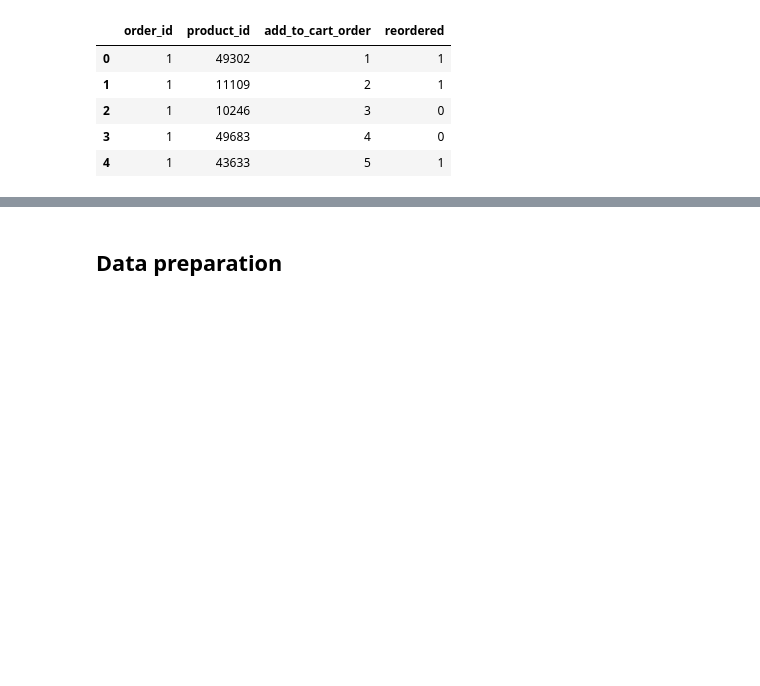
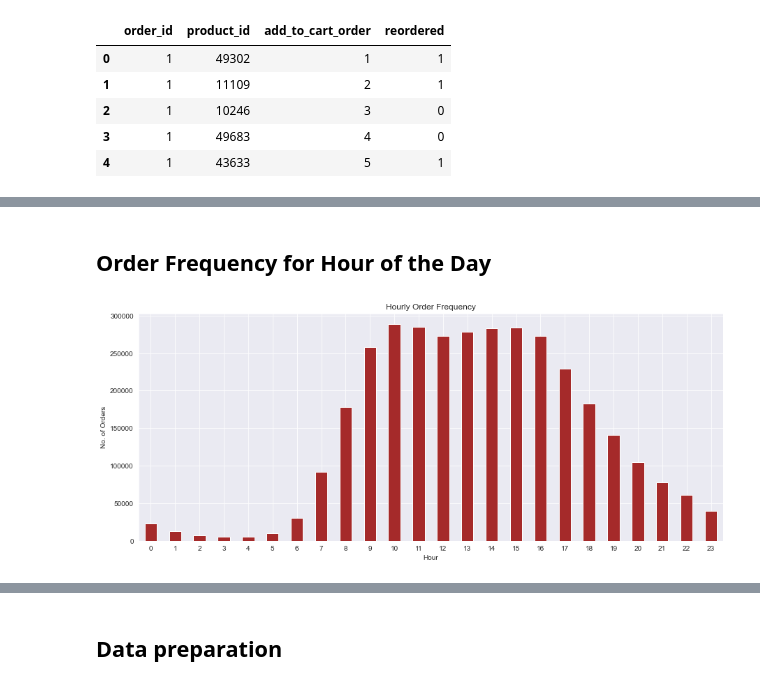
Before and after one commit to divmi/InstaCart, a Jupyter notebook: Exploratory Data Analysis.ipynb, the cells around one changed output, grey strips where cells are left out. Saved outputs shown, nothing was run; the diff lists cells and outputs as text; code cells hidden in the pictures; blank space fills up the shorter version.

```diff
--- a/Exploratory Data Analysis.ipynb
+++ b/Exploratory Data Analysis.ipynb
@@ -82,0 +130,13 @@ order_products_train.head()
+# %% [markdown]
+## Order Frequency for Hour of the Day
+# %%
+order_freq_hour = orders['order_hour_of_day'].value_counts().sort_index()
+fig = plt.figure(figsize=(15,6))
+order_freq_hour.plot(kind='bar', color='brown')
+plt.xticks(rotation=0)
+plt.title('Hourly Order Frequency')
+plt.xlabel('Hour')
+plt.ylabel('No. of Orders')
+plt.show()
+# %% [output]
+[figure, added]
```
Also changed, not shown: parts of 29 cells of this notebook.
